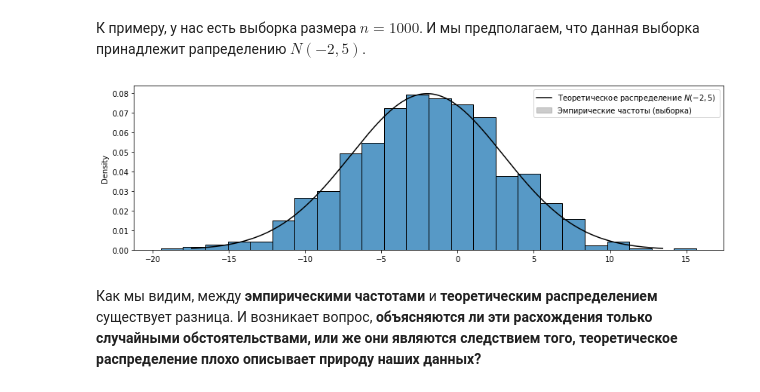
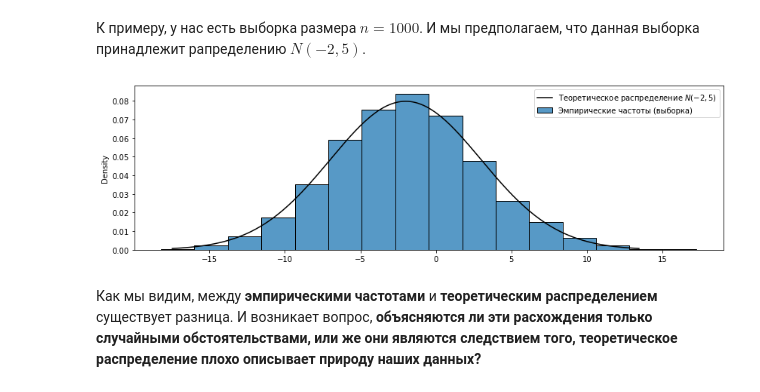
Before and after one commit to JosephFrancisTribbiani/ds, a Jupyter notebook: Statistic/stat_tests.ipynb, the cells around one changed output. Cells and saved outputs as stored; diff of their text form; code cells hidden in the pictures.

```diff
--- a/Statistic/stat_tests.ipynb
+++ b/Statistic/stat_tests.ipynb
@@ -20,33 +20,37 @@ $$
 # %%
 import scipy.stats as stats
 import seaborn as sns
 import matplotlib.pyplot as plt
 import numpy as np
 import pandas as pd
+from typing import Union
+
+import warnings
+warnings.filterwarnings("ignore")
 
 
 n = 1000
 loc, scale = -2, 5
 
 # генерируем псевдослучайную выборку для проведения эксперимента
-sample = stats.norm.rvs(loc=-2, scale=5, size=n)
+sample = stats.norm.rvs(loc=-2, scale=5, size=n, random_state=42)
 
 # функция плотности теоретического распределения, принадлежность нашей выборки к которому мы хотим проверить
 x = np.linspace(
     stats.norm.ppf(0.001, loc=loc, scale=scale),
     stats.norm.ppf(0.999, loc=loc, scale=scale), 1000
 )
 y = stats.norm.pdf(x, loc=loc, scale=scale)
 
 fig, ax = plt.subplots(figsize=(14, 4))
-sns.histplot(sample, stat="density", bins=24, ax=ax)
+sns.histplot(sample, stat="density", bins=16, ax=ax)
 sns.lineplot(x=x, y=y, ax=ax, c="black")
 ax.legend([
     "Теоретическое распределение $N(-2, 5)$",
     "Эмпирические частоты (выборка)"], loc=1)
 fig.show()
 # %% [output]
-[figure, old version]
+[figure, new version]
 # %% [markdown]
 Как мы видим, между **эмпирическими частотами** и **теоретическим распределением** существует разница. И возникает вопрос, **объясняются ли эти расхождения только случайными обстоятельствами, или же они являются следствием того, теоретическое распределение плохо описывает природу наших данных?**
 # %% [markdown]
```
Also changed, not shown: parts of 29 cells of this notebook, 1 other file.
